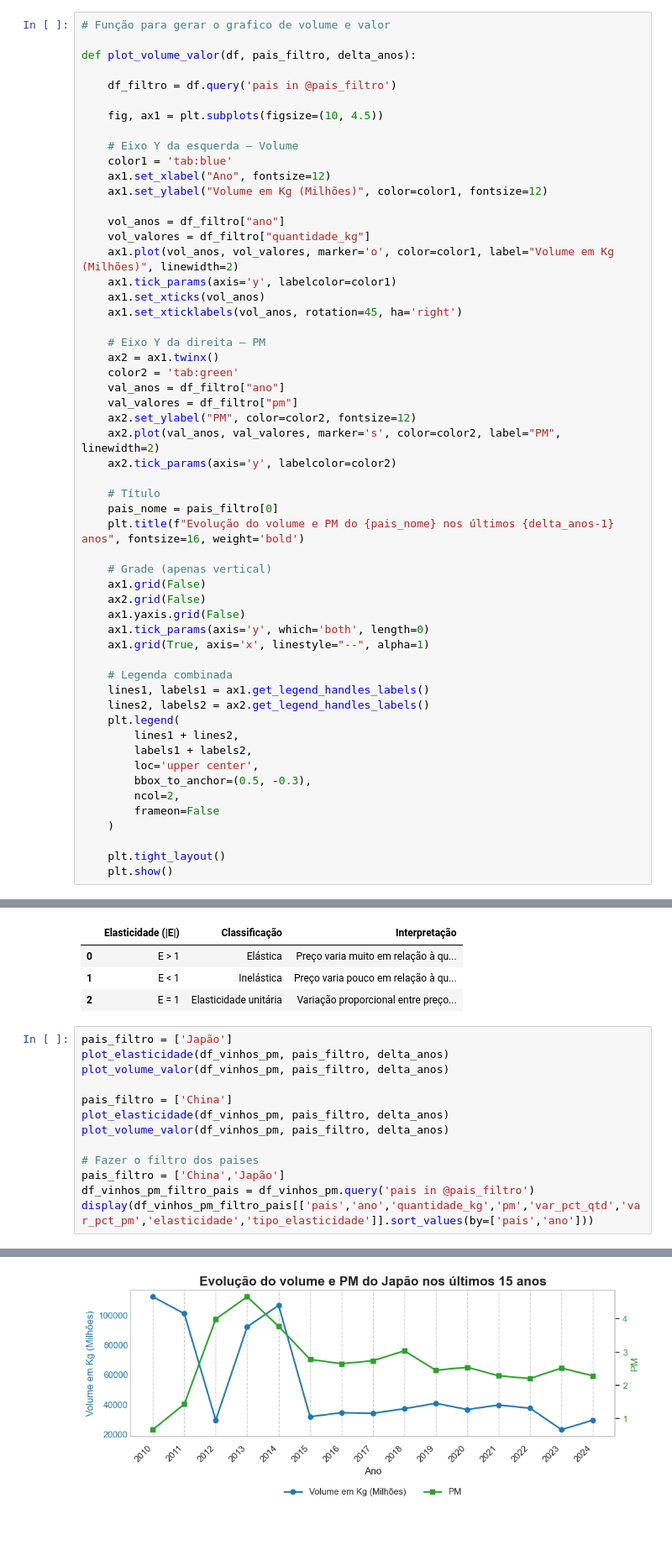
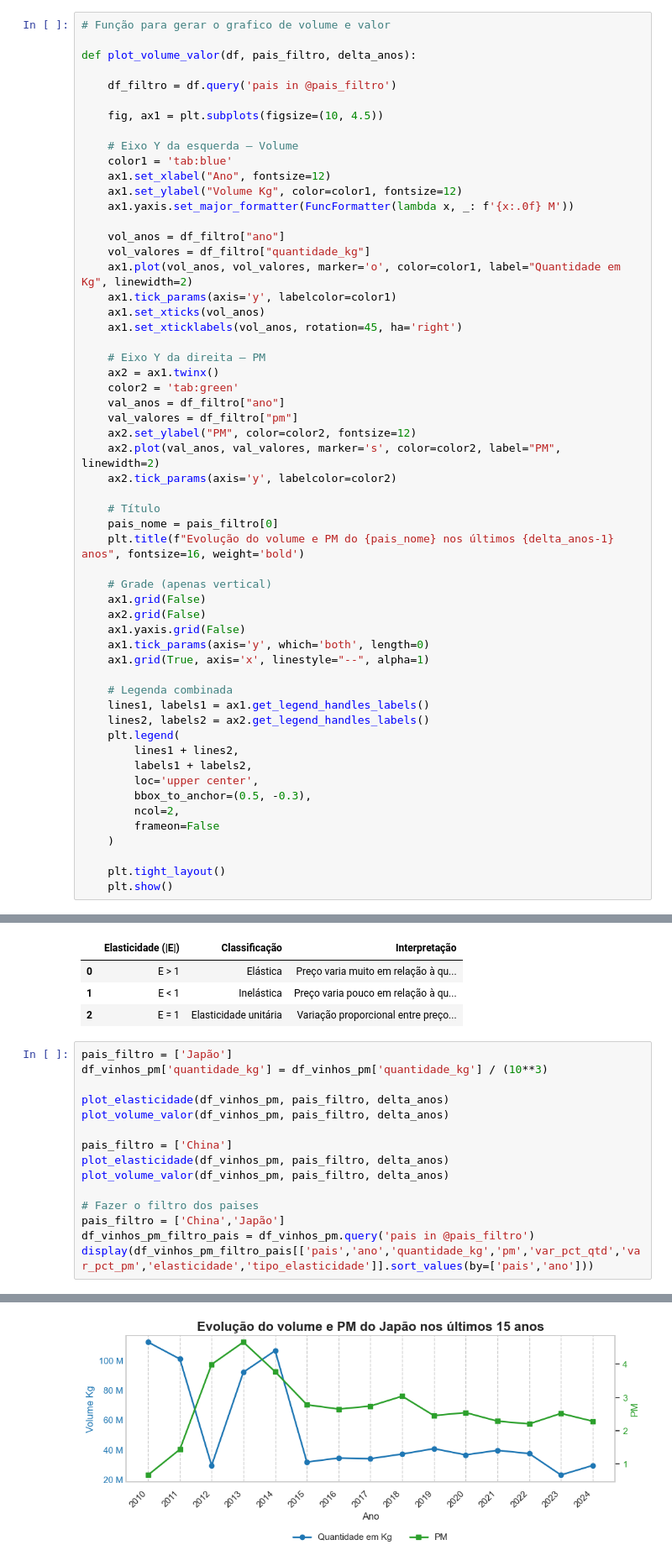
Before and after one commit to RicardViana/fiap-Data-Analysis-and-Exploration, a Jupyter notebook: tech_challenge_fase1.ipynb, the cells around one changed output, grey strips where cells are left out. Shown at 84% size. Saved outputs shown, nothing was run; the diff lists cells and outputs as text; blank space fills up the shorter version.

```diff
--- a/tech_challenge_fase1.ipynb
+++ b/tech_challenge_fase1.ipynb
@@ -95,11 +94,12 @@ def plot_volume_valor(df, pais_filtro, delta_anos):
     # Eixo Y da esquerda – Volume
     color1 = 'tab:blue'
     ax1.set_xlabel("Ano", fontsize=12)
-    ax1.set_ylabel("Volume em Kg (Milhões)", color=color1, fontsize=12)
+    ax1.set_ylabel("Volume Kg", color=color1, fontsize=12)
+    ax1.yaxis.set_major_formatter(FuncFormatter(lambda x, _: f'{x:.0f} M'))
 
     vol_anos = df_filtro["ano"]
     vol_valores = df_filtro["quantidade_kg"]
-    ax1.plot(vol_anos, vol_valores, marker='o', color=color1, label="Volume em Kg (Milhões)", linewidth=2)
+    ax1.plot(vol_anos, vol_valores, marker='o', color=color1, label="Quantidade em Kg", linewidth=2)
     ax1.tick_params(axis='y', labelcolor=color1)
     ax1.set_xticks(vol_anos)
     ax1.set_xticklabels(vol_anos, rotation=45, ha='right')
@@ -473,18 +473,20 @@ display(elasticidade)
 | 2 | E = 1 | Elasticidade unitária | Variação proporcional entre preço... |
 # %%
 pais_filtro = ['Japão']
+df_vinhos_pm['quantidade_kg'] = df_vinhos_pm['quantidade_kg'] / (10**3)
+
 plot_elasticidade(df_vinhos_pm, pais_filtro, delta_anos)
 plot_volume_valor(df_vinhos_pm, pais_filtro, delta_anos)
 
 pais_filtro = ['China']
 plot_elasticidade(df_vinhos_pm, pais_filtro, delta_anos)
 plot_volume_valor(df_vinhos_pm, pais_filtro, delta_anos)
 
 # Fazer o filtro dos paises
 pais_filtro = ['China','Japão']
 df_vinhos_pm_filtro_pais = df_vinhos_pm.query('pais in @pais_filtro')
 display(df_vinhos_pm_filtro_pais[['pais','ano','quantidade_kg','pm','var_pct_qtd','var_pct_pm','elasticidade','tipo_elasticidade']].sort_values(by=['pais','ano']))
 # %% [output]
 [figure]
-[figure, old version]
+[figure, new version]
 [figure]
```
Also changed, not shown: parts of 4 cells of this notebook.
